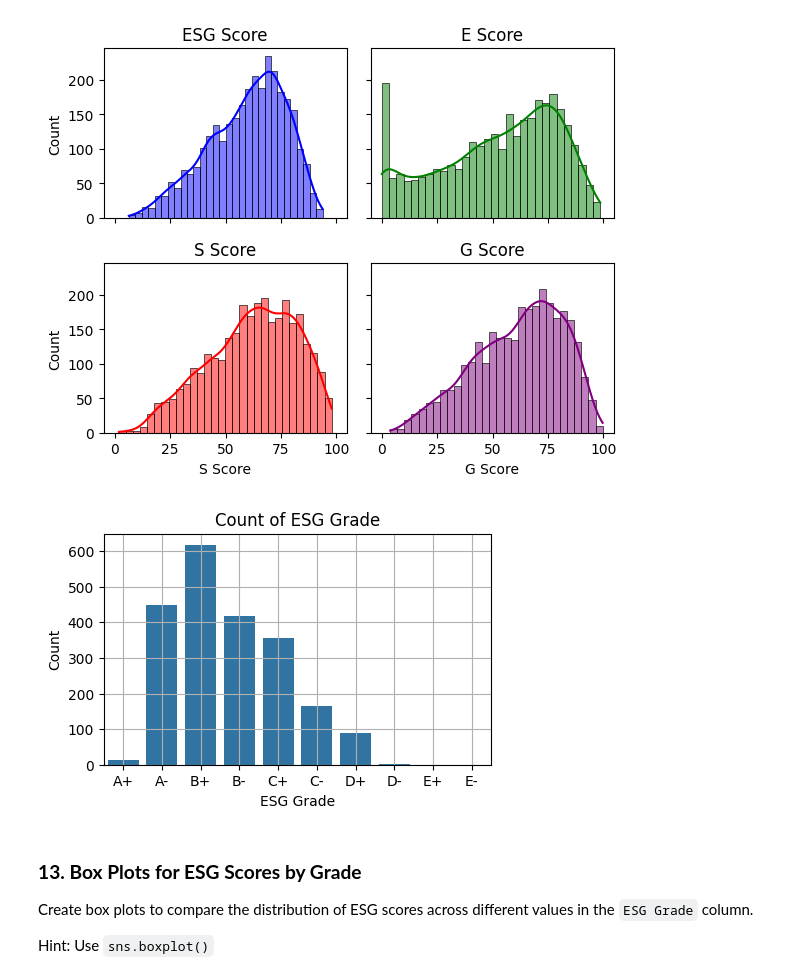
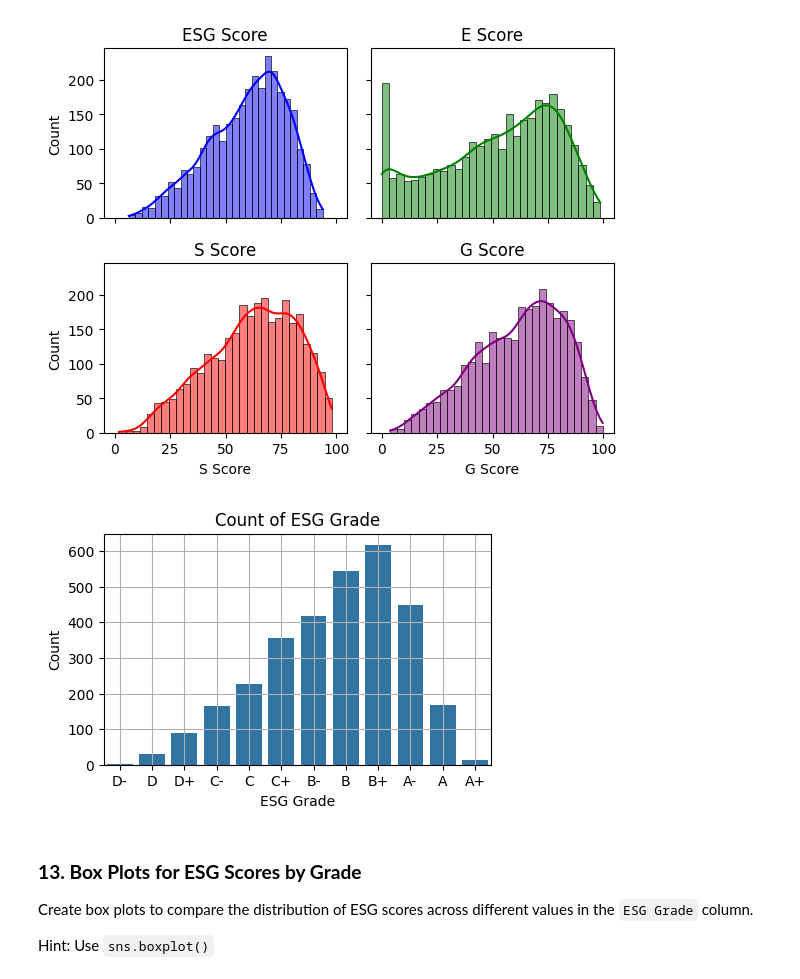
Before and after one commit to maximenc/Quantitative-Methods, a Jupyter notebook: Data-Analysis/4.applications.ipynb, the cells around one changed output. Drawn from its saved outputs; the diff is of its cells as text; code cells hidden in the pictures.

Commit message:
Re-indexing ESG grades

```diff
--- a/Data-Analysis/4.applications.ipynb
+++ b/Data-Analysis/4.applications.ipynb
@@ -328,19 +328,19 @@ plt.show()
 # %%
 # Plotting the bar plot for ESG grades
 plt.figure(figsize=(5, 3))
 
 # Defining a specific order for the ESG grades
-grade_order = ['A+', 'A-', 'B+', 'B-', 'C+', 'C-', 'D+', 'D-', 'E+', 'E-']
+grade_order = ['D-', 'D', 'D+', 'C-', 'C', 'C+', 'B-', 'B', 'B+', 'A-', 'A', 'A+']
 sns.countplot(data=df, x='ESG Grade', order=grade_order)
 
 # Adding labels and title
 plt.title('Count of ESG Grade')
 plt.xlabel('ESG Grade')
 plt.ylabel('Count')
 plt.grid(True)
 plt.show()
 # %% [output]
-[figure, old version]
+[figure, new version]
 # %% [markdown]
 ### **13. Box Plots for ESG Scores by Grade**
 
```
Also changed, not shown: parts of 2 cells of this notebook.
